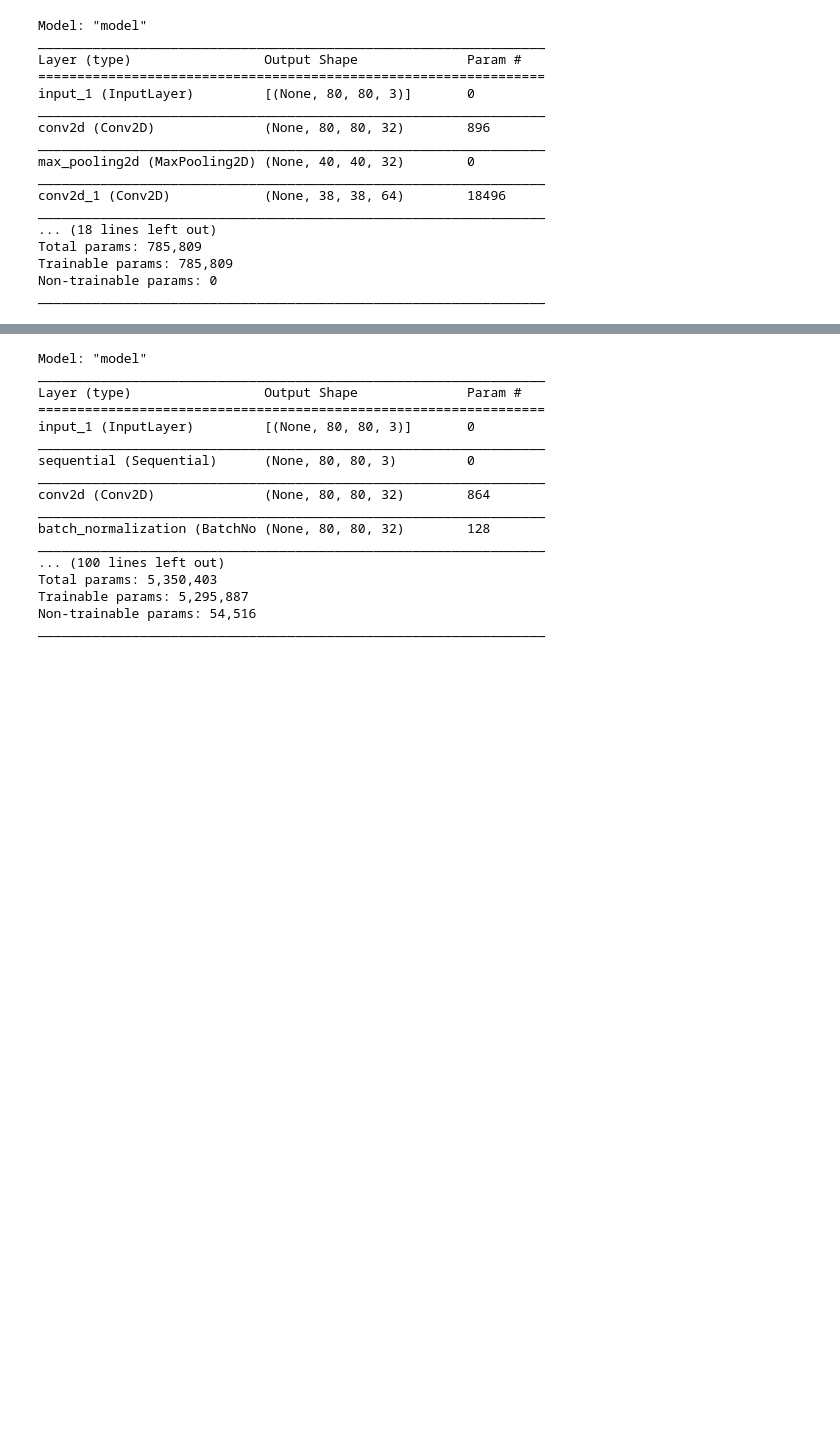
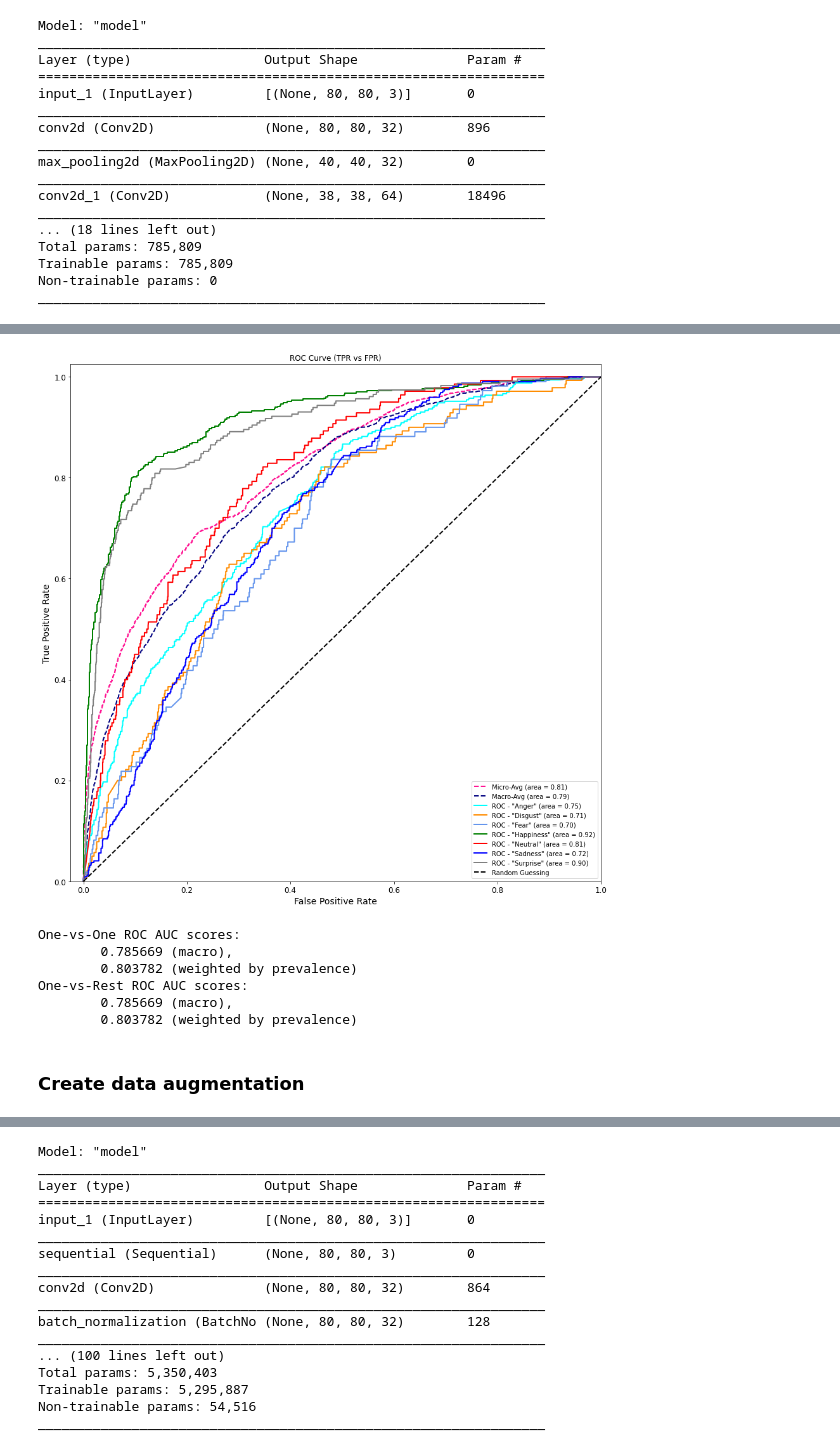
Before and after one commit to RafaelBranco21/AD_21_22_TP1_CNN, a Jupyter notebook: notebooks/AD_2122_CNN_V1_carlos.ipynb, the cells around one changed output, grey strips where cells are left out. Saved outputs shown, nothing was run; the diff lists cells and outputs as text; code cells hidden in the pictures; blank space fills up the shorter version.

```diff
--- a/notebooks/AD_2122_CNN_V1_carlos.ipynb
+++ b/notebooks/AD_2122_CNN_V1_carlos.ipynb
@@ -259,3 +627,15 @@ model.evaluate(test_ds)
+# %%
+plot_multiclass_roc_curve(y_test, y_pred, class_names)
+# %% [output]
+[figure, added]
+One-vs-One ROC AUC scores:
+        0.785669 (macro),
+        0.803782 (weighted by prevalence)
+One-vs-Rest ROC AUC scores:
+        0.785669 (macro),
+        0.803782 (weighted by prevalence)
+# %% [markdown]
+### Create data augmentation
 # %%
 import random
 
```
Also changed, not shown: parts of 50 cells of this notebook, 31 other files.
